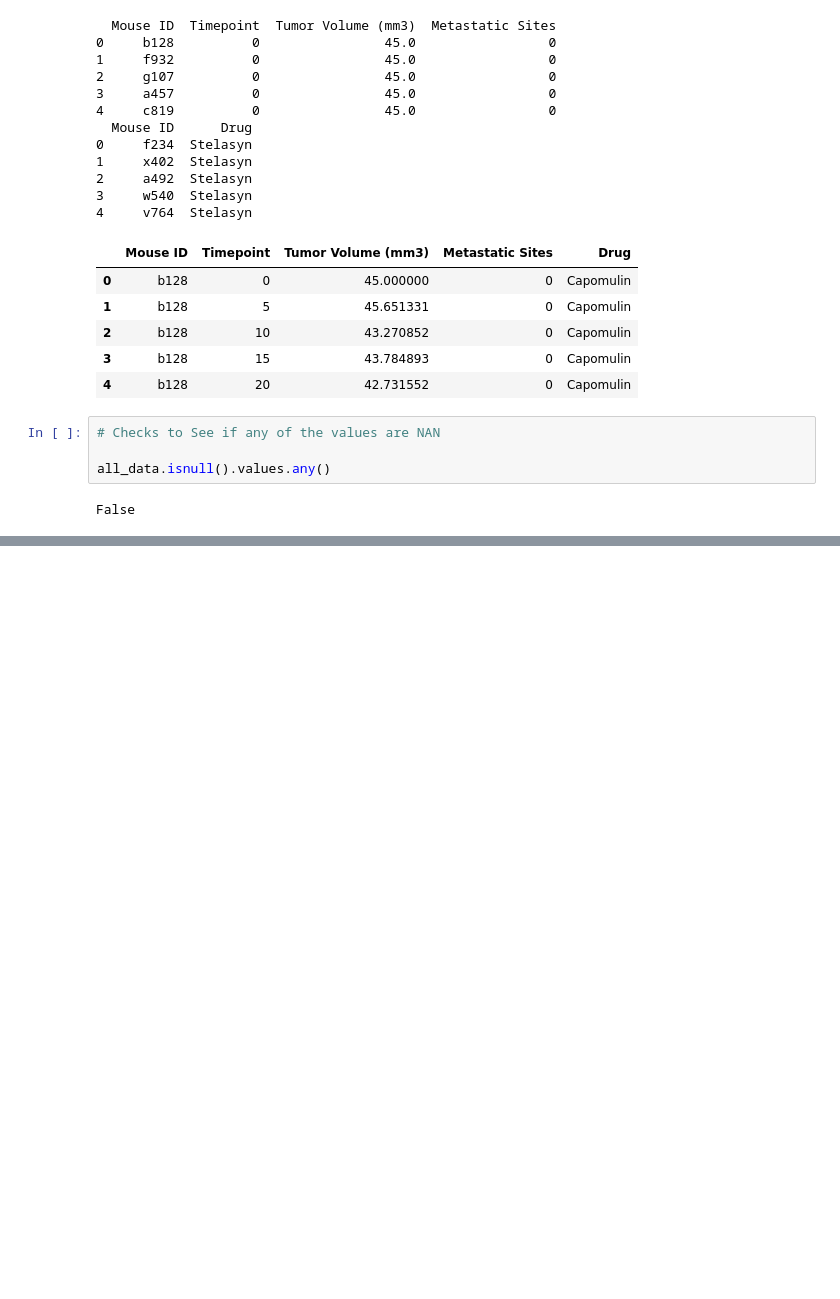
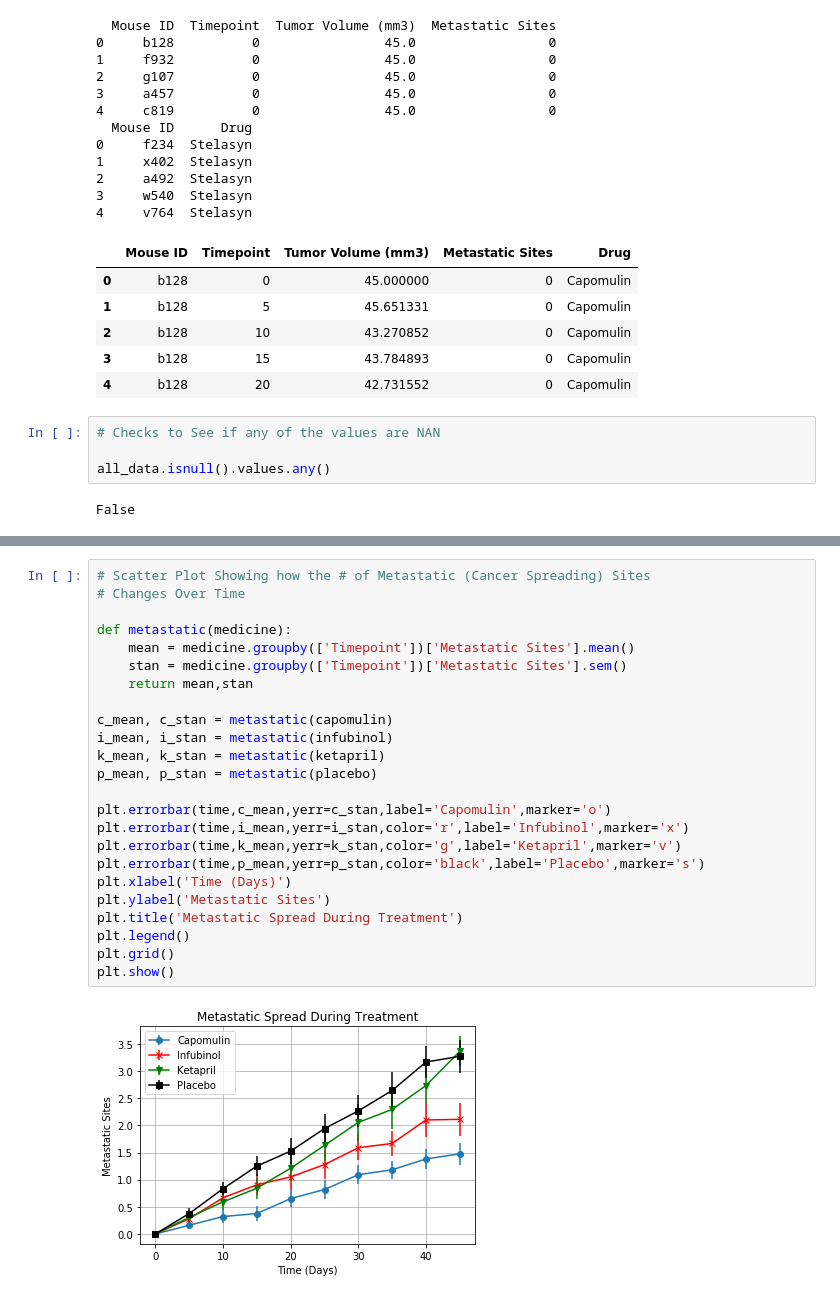
Before and after one commit to KenT370/Learned_Tech, a Jupyter notebook: Python/Matplotlib/Project.ipynb, the cells around one changed output, grey strips where cells are left out. Drawn from its saved outputs; the diff is of its cells as text; blank space fills up the shorter version.

```diff
--- a/Python/Matplotlib/Project.ipynb
+++ b/Python/Matplotlib/Project.ipynb
@@ -105,0 +111,26 @@ Name: Tumor Volume (mm3), dtype: float64
+# %%
+# Scatter Plot Showing how the # of Metastatic (Cancer Spreading) Sites
+# Changes Over Time
+
+def metastatic(medicine):
+    mean = medicine.groupby(['Timepoint'])['Metastatic Sites'].mean()
+    stan = medicine.groupby(['Timepoint'])['Metastatic Sites'].sem()
+    return mean,stan
+
+c_mean, c_stan = metastatic(capomulin)
+i_mean, i_stan = metastatic(infubinol)
+k_mean, k_stan = metastatic(ketapril)
+p_mean, p_stan = metastatic(placebo)
+
+plt.errorbar(time,c_mean,yerr=c_stan,label='Capomulin',marker='o')
+plt.errorbar(time,i_mean,yerr=i_stan,color='r',label='Infubinol',marker='x')
+plt.errorbar(time,k_mean,yerr=k_stan,color='g',label='Ketapril',marker='v')
+plt.errorbar(time,p_mean,yerr=p_stan,color='black',label='Placebo',marker='s')
+plt.xlabel('Time (Days)')
+plt.ylabel('Metastatic Sites')
+plt.title('Metastatic Spread During Treatment')
+plt.legend()
+plt.grid()
+plt.show()
+# %% [output]
+[figure, added]
```
Also changed, not shown: parts of 5 cells of this notebook.
